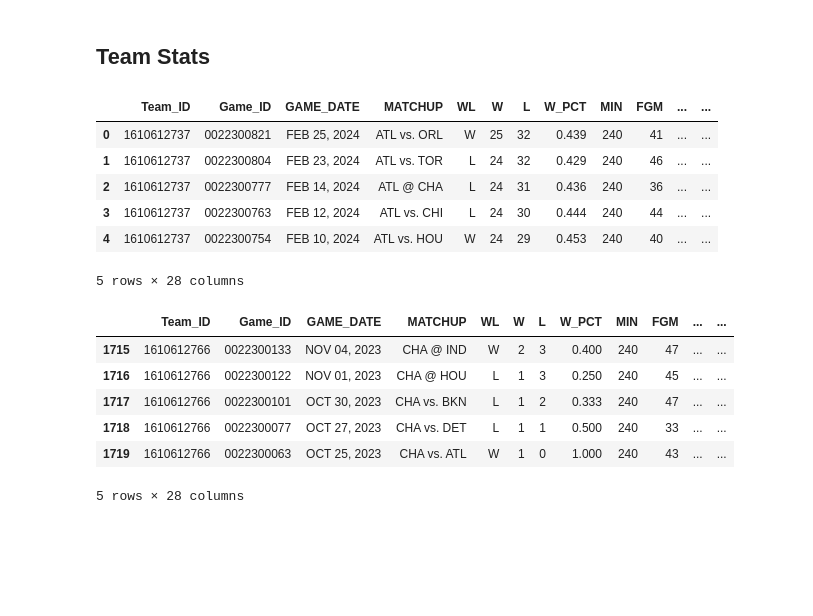
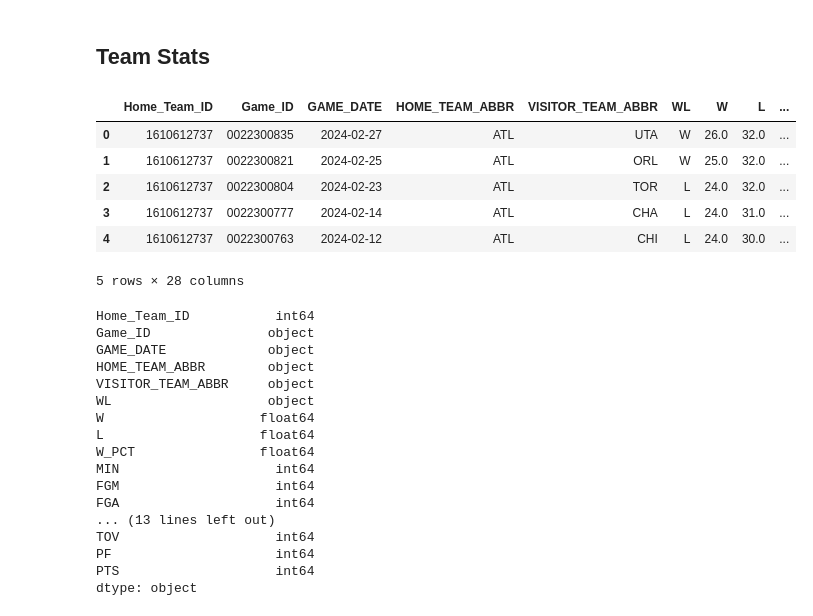
Before and after one commit to Atatsuki2000/DSCI551-Project, a Jupyter notebook: Data_Collecting.ipynb, the cells around one changed output. Drawn from its saved outputs; the diff is of its cells as text; code cells hidden in the pictures; blank space fills up the shorter version.

```diff
--- a/Data_Collecting.ipynb
+++ b/Data_Collecting.ipynb
@@ -174,20 +163,5 @@ for team in nba_teams:
     else:
         print(f"Data for team {team['full_name']} could not be retrieved.")
 
-display(all_team_game_stats.head(5))
-display(all_team_game_stats.tail(5))
+#display(all_team_game_stats.head(5))
+#display(all_team_game_stats.tail(5))
-# %% [output]
-|  | Team_ID | Game_ID | GAME_DATE | MATCHUP | WL | W | L | W_PCT | MIN | FGM | ... | ... |
-| 0 | 1610612737 | 0022300821 | FEB 25, 2024 | ATL vs. ORL | W | 25 | 32 | 0.439 | 240 | 41 | ... | ... |
-| 1 | 1610612737 | 0022300804 | FEB 23, 2024 | ATL vs. TOR | L | 24 | 32 | 0.429 | 240 | 46 | ... | ... |
-| 2 | 1610612737 | 0022300777 | FEB 14, 2024 | ATL @ CHA | L | 24 | 31 | 0.436 | 240 | 36 | ... | ... |
-| 3 | 1610612737 | 0022300763 | FEB 12, 2024 | ATL vs. CHI | L | 24 | 30 | 0.444 | 240 | 44 | ... | ... |
-| 4 | 1610612737 | 0022300754 | FEB 10, 2024 | ATL vs. HOU | W | 24 | 29 | 0.453 | 240 | 40 | ... | ... |
-5 rows × 28 columns
-|  | Team_ID | Game_ID | GAME_DATE | MATCHUP | WL | W | L | W_PCT | MIN | FGM | ... | ... |
-| 1715 | 1610612766 | 0022300133 | NOV 04, 2023 | CHA @ IND | W | 2 | 3 | 0.400 | 240 | 47 | ... | ... |
-| 1716 | 1610612766 | 0022300122 | NOV 01, 2023 | CHA @ HOU | L | 1 | 3 | 0.250 | 240 | 45 | ... | ... |
-| 1717 | 1610612766 | 0022300101 | OCT 30, 2023 | CHA vs. BKN | L | 1 | 2 | 0.333 | 240 | 47 | ... | ... |
-| 1718 | 1610612766 | 0022300077 | OCT 27, 2023 | CHA vs. DET | L | 1 | 1 | 0.500 | 240 | 33 | ... | ... |
-| 1719 | 1610612766 | 0022300063 | OCT 25, 2023 | CHA vs. ATL | W | 1 | 0 | 1.000 | 240 | 43 | ... | ... |
-5 rows × 28 columns
@@ -195,0 +168,41 @@ all_team_game_stats.to_csv('./Data/all_team_game_stats.csv', index=False)
+# %%
+all_team_game_stats['HOME_TEAM_ABBR'] = all_team_game_stats['MATCHUP'].str[:3]
+all_team_game_stats['VISITOR_TEAM_ABBR'] = all_team_game_stats['MATCHUP'].str[-3:]
+all_team_game_stats.drop('MATCHUP', axis=1, inplace=True)
+all_team_game_stats.drop(['Team'], axis=1, inplace=True)
+all_team_game_stats['GAME_DATE'] = pd.to_datetime(all_team_game_stats['GAME_DATE']).dt.strftime('%Y-%m-%d')
+
+all_team_game_stats = all_team_game_stats[['Team_ID', 'Game_ID', 'GAME_DATE', 'HOME_TEAM_ABBR', 'VISITOR_TEAM_ABBR', 'WL', 'W', 'L', 'W_PCT', 'MIN', 'FGM', 'FGA', 'FG_PCT', 'FG3M', 'FG3A', 'FG3_PCT', 'FTM', 'FTA', 'FT_PCT', 'OREB', 'DREB', 'REB', 'AST', 'STL', 'BLK', 'TOV', 'PF', 'PTS']]
+all_team_game_stats.rename(columns={'Team_ID': 'Home_Team_ID'}, inplace=True)
+
+display(all_team_game_stats.head(5))
+
+all_team_game_stats.to_csv('./Data/all_team_game_stats.csv', index=False)
+# %% [output]
+|  | Home_Team_ID | Game_ID | GAME_DATE | HOME_TEAM_ABBR | VISITOR_TEAM_ABBR | WL | W | L | ... |
+| 0 | 1610612737 | 0022300835 | 2024-02-27 | ATL | UTA | W | 26.0 | 32.0 | ... |
+| 1 | 1610612737 | 0022300821 | 2024-02-25 | ATL | ORL | W | 25.0 | 32.0 | ... |
+| 2 | 1610612737 | 0022300804 | 2024-02-23 | ATL | TOR | L | 24.0 | 32.0 | ... |
+| 3 | 1610612737 | 0022300777 | 2024-02-14 | ATL | CHA | L | 24.0 | 31.0 | ... |
+| 4 | 1610612737 | 0022300763 | 2024-02-12 | ATL | CHI | L | 24.0 | 30.0 | ... |
+5 rows × 28 columns
+# %%
+all_team_game_stats.dtypes
+# %% [output]
+Home_Team_ID           int64
+Game_ID               object
+GAME_DATE             object
+HOME_TEAM_ABBR        object
+VISITOR_TEAM_ABBR     object
+WL                    object
+W                    float64
+L                    float64
+W_PCT                float64
+MIN                    int64
+FGM                    int64
+FGA                    int64
+... (13 lines left out)
+TOV                    int64
+PF                     int64
+PTS                    int64
+dtype: object
```
Also changed, not shown: parts of 5 cells of this notebook, 4 other files.
